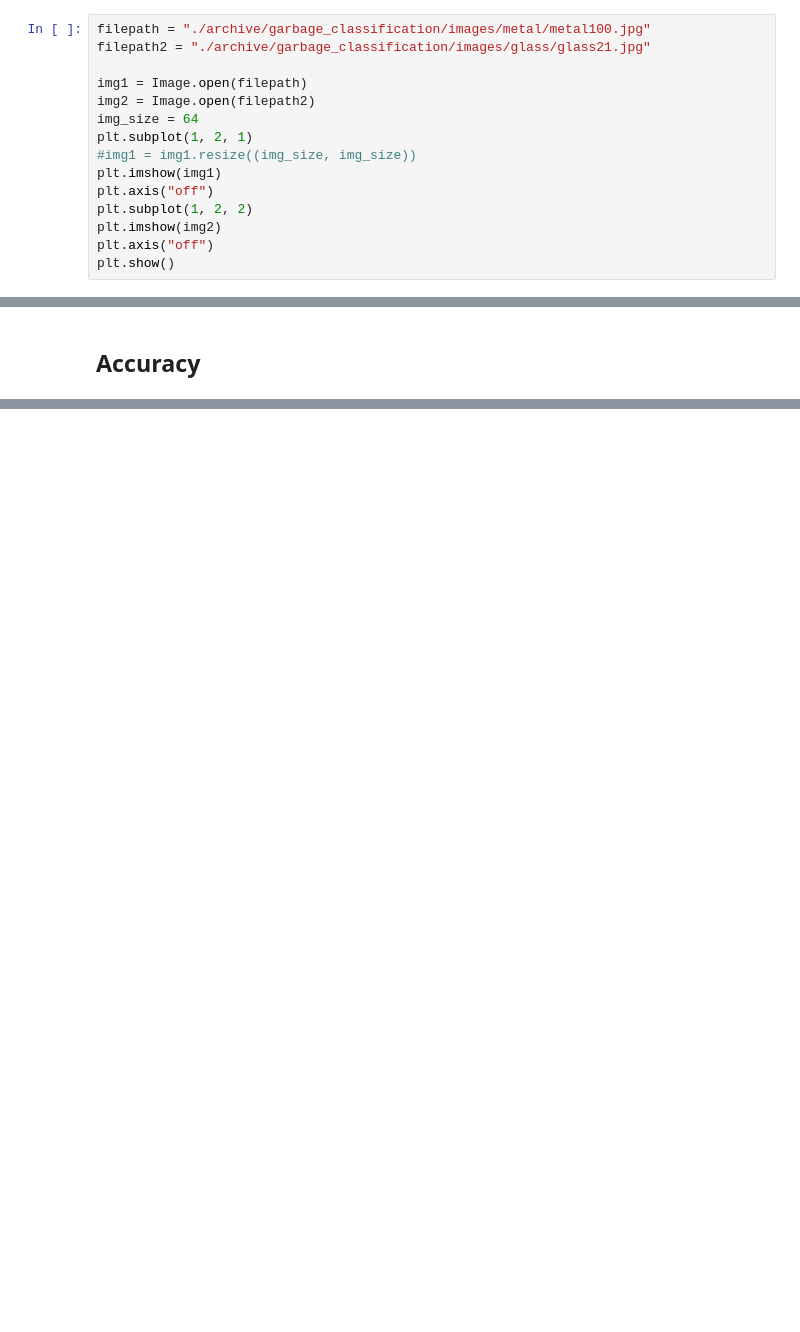
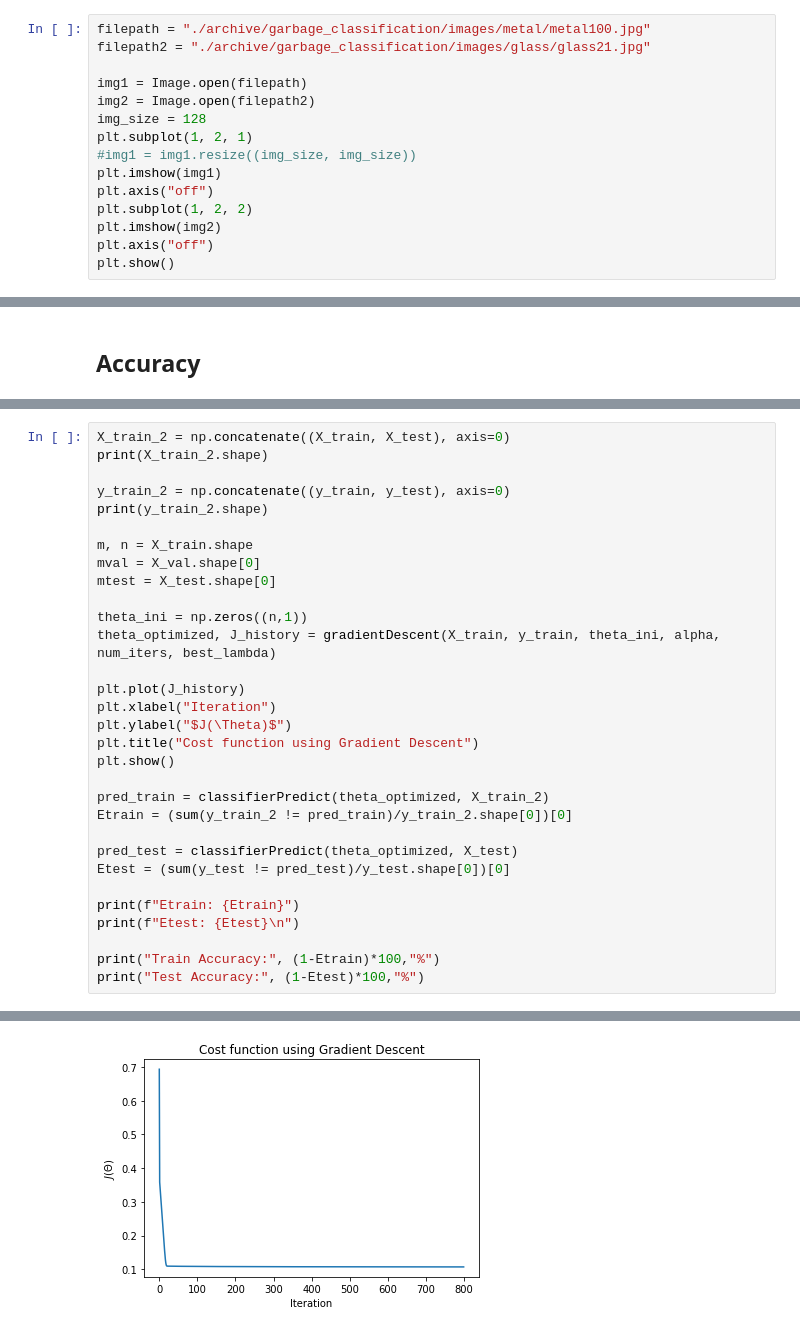
Before and after one commit to pedromonteiro01/garbage_classification, a Jupyter notebook: project/main.ipynb, the cells around one changed output, grey strips where cells are left out. Saved outputs shown, nothing was run; the diff lists cells and outputs as text; blank space fills up the shorter version.

```diff
--- a/project/main.ipynb
+++ b/project/main.ipynb
@@ -16,7 +16,7 @@ filepath2 = "./archive/garbage_classification/images/glass/glass21.jpg"
 
 img1 = Image.open(filepath)
 img2 = Image.open(filepath2)
-img_size = 64
+img_size = 128
 plt.subplot(1, 2, 1)
 #img1 = img1.resize((img_size, img_size))
 plt.imshow(img1)
@@ -244,0 +330,32 @@ def classifierPredict(theta,X):
+# %%
+X_train_2 = np.concatenate((X_train, X_test), axis=0)
+print(X_train_2.shape)
+
+y_train_2 = np.concatenate((y_train, y_test), axis=0)
+print(y_train_2.shape)
+
+m, n = X_train.shape
+mval = X_val.shape[0]
+mtest = X_test.shape[0]
+
+theta_ini = np.zeros((n,1))
+theta_optimized, J_history = gradientDescent(X_train, y_train, theta_ini, alpha, num_iters, best_lambda)
+
+plt.plot(J_history)
+plt.xlabel("Iteration")
+plt.ylabel("$J(\Theta)$")
+plt.title("Cost function using Gradient Descent")
+plt.show()
+
+pred_train = classifierPredict(theta_optimized, X_train_2)
+Etrain = (sum(y_train_2 != pred_train)/y_train_2.shape[0])[0]
+
+pred_test = classifierPredict(theta_optimized, X_test)
+Etest = (sum(y_test != pred_test)/y_test.shape[0])[0]
+
+print(f"Etrain: {Etrain}")
+print(f"Etest: {Etest}\n")
+
+print("Train Accuracy:", (1-Etrain)*100,"%")
+print("Test Accuracy:", (1-Etest)*100,"%")
+# %% [output]
@@ -244,0 +364 @@ def classifierPredict(theta,X):
+[figure, added]
```
Also changed, not shown: parts of 11 cells of this notebook, 1 other file.
